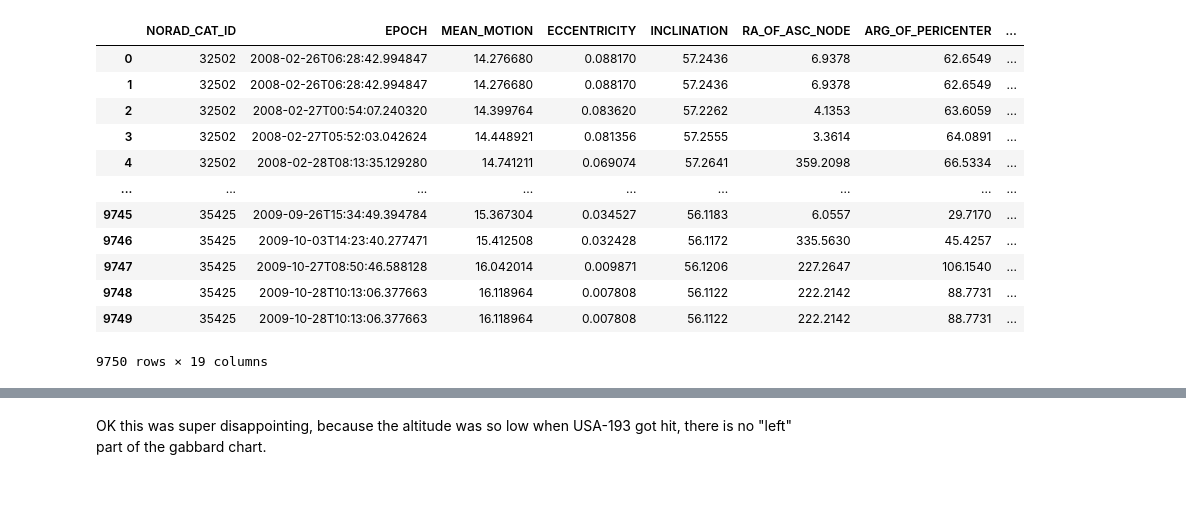
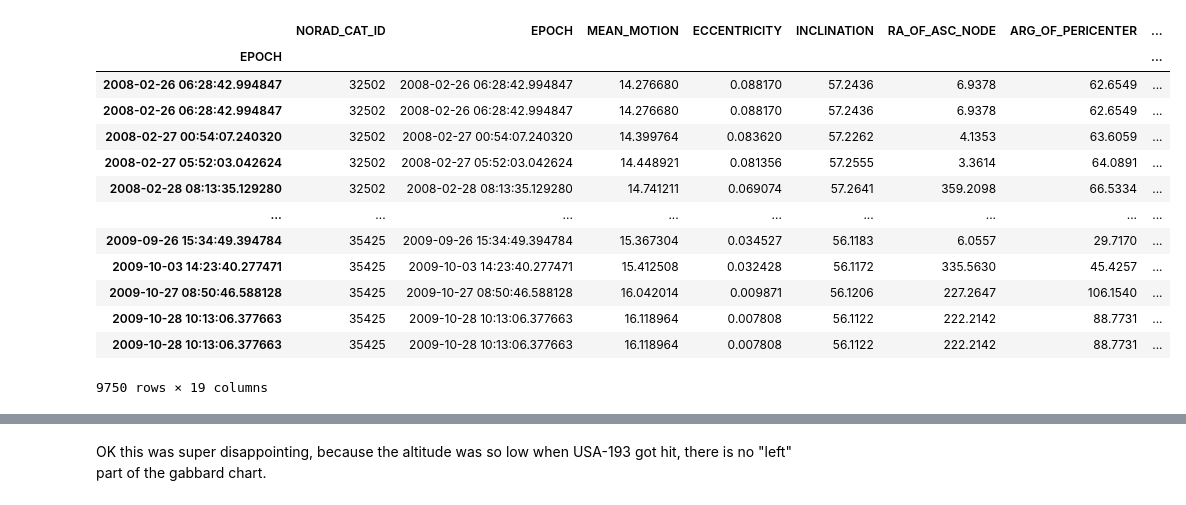
Before and after one commit to mads-hatters/SIADS-591-Orbital-Congestion, a Jupyter notebook: playground/time_gabbard_usa193.ipynb, the cells around one changed output, grey strips where cells are left out. Cells and saved outputs as stored; diff of their text form; code cells hidden in the pictures.

```diff
--- a/playground/time_gabbard_usa193.ipynb
+++ b/playground/time_gabbard_usa193.ipynb
@@ -4,19 +4,21 @@ import matplotlib.pylab as plt
 %matplotlib inline
 # %%
 df = pd.read_pickle("../data/gp-history_USA-193.pkl.gz","gzip")
+df.EPOCH  = pd.to_datetime(df.EPOCH, infer_datetime_format=True)
+df = df.set_index(df.EPOCH)
+df
+# %% [output]
+|  | NORAD_CAT_ID | EPOCH | MEAN_MOTION | ECCENTRICITY | INCLINATION | RA_OF_ASC_NODE | ARG_OF_PERICENTER | ... |
+| EPOCH |  |  |  |  |  |  |  | ... |
+| 2008-02-26 06:28:42.994847 | 32502 | 2008-02-26 06:28:42.994847 | 14.276680 | 0.088170 | 57.2436 | 6.9378 | 62.6549 | ... |
+| 2008-02-26 06:28:42.994847 | 32502 | 2008-02-26 06:28:42.994847 | 14.276680 | 0.088170 | 57.2436 | 6.9378 | 62.6549 | ... |
+| 2008-02-27 00:54:07.240320 | 32502 | 2008-02-27 00:54:07.240320 | 14.399764 | 0.083620 | 57.2262 | 4.1353 | 63.6059 | ... |
+| 2008-02-27 05:52:03.042624 | 32502 | 2008-02-27 05:52:03.042624 | 14.448921 | 0.081356 | 57.2555 | 3.3614 | 64.0891 | ... |
+| 2008-02-28 08:13:35.129280 | 32502 | 2008-02-28 08:13:35.129280 | 14.741211 | 0.069074 | 57.2641 | 359.2098 | 66.5334 | ... |
+| ... | ... | ... | ... | ... | ... | ... | ... | ... |
+| 2009-09-26 15:34:49.394784 | 35425 | 2009-09-26 15:34:49.394784 | 15.367304 | 0.034527 | 56.1183 | 6.0557 | 29.7170 | ... |
+| 2009-10-03 14:23:40.277471 | 35425 | 2009-10-03 14:23:40.277471 | 15.412508 | 0.032428 | 56.1172 | 335.5630 | 45.4257 | ... |
+| 2009-10-27 08:50:46.588128 | 35425 | 2009-10-27 08:50:46.588128 | 16.042014 | 0.009871 | 56.1206 | 227.2647 | 106.1540 | ... |
+| 2009-10-28 10:13:06.377663 | 35425 | 2009-10-28 10:13:06.377663 | 16.118964 | 0.007808 | 56.1122 | 222.2142 | 88.7731 | ... |
+| 2009-10-28 10:13:06.377663 | 35425 | 2009-10-28 10:13:06.377663 | 16.118964 | 0.007808 | 56.1122 | 222.2142 | 88.7731 | ... |
+9750 rows × 19 columns
-# %%
-df
-# %% [output]
-|  | NORAD_CAT_ID | EPOCH | MEAN_MOTION | ECCENTRICITY | INCLINATION | RA_OF_ASC_NODE | ARG_OF_PERICENTER | ... |
-| 0 | 32502 | 2008-02-26T06:28:42.994847 | 14.276680 | 0.088170 | 57.2436 | 6.9378 | 62.6549 | ... |
-| 1 | 32502 | 2008-02-26T06:28:42.994847 | 14.276680 | 0.088170 | 57.2436 | 6.9378 | 62.6549 | ... |
-| 2 | 32502 | 2008-02-27T00:54:07.240320 | 14.399764 | 0.083620 | 57.2262 | 4.1353 | 63.6059 | ... |
-| 3 | 32502 | 2008-02-27T05:52:03.042624 | 14.448921 | 0.081356 | 57.2555 | 3.3614 | 64.0891 | ... |
-| 4 | 32502 | 2008-02-28T08:13:35.129280 | 14.741211 | 0.069074 | 57.2641 | 359.2098 | 66.5334 | ... |
-| ... | ... | ... | ... | ... | ... | ... | ... | ... |
-| 9745 | 35425 | 2009-09-26T15:34:49.394784 | 15.367304 | 0.034527 | 56.1183 | 6.0557 | 29.7170 | ... |
-| 9746 | 35425 | 2009-10-03T14:23:40.277471 | 15.412508 | 0.032428 | 56.1172 | 335.5630 | 45.4257 | ... |
-| 9747 | 35425 | 2009-10-27T08:50:46.588128 | 16.042014 | 0.009871 | 56.1206 | 227.2647 | 106.1540 | ... |
-| 9748 | 35425 | 2009-10-28T10:13:06.377663 | 16.118964 | 0.007808 | 56.1122 | 222.2142 | 88.7731 | ... |
-| 9749 | 35425 | 2009-10-28T10:13:06.377663 | 16.118964 | 0.007808 | 56.1122 | 222.2142 | 88.7731 | ... |
-9750 rows × 19 columns
```
Also changed, not shown: parts of 7 cells of this notebook, 1 other file.
